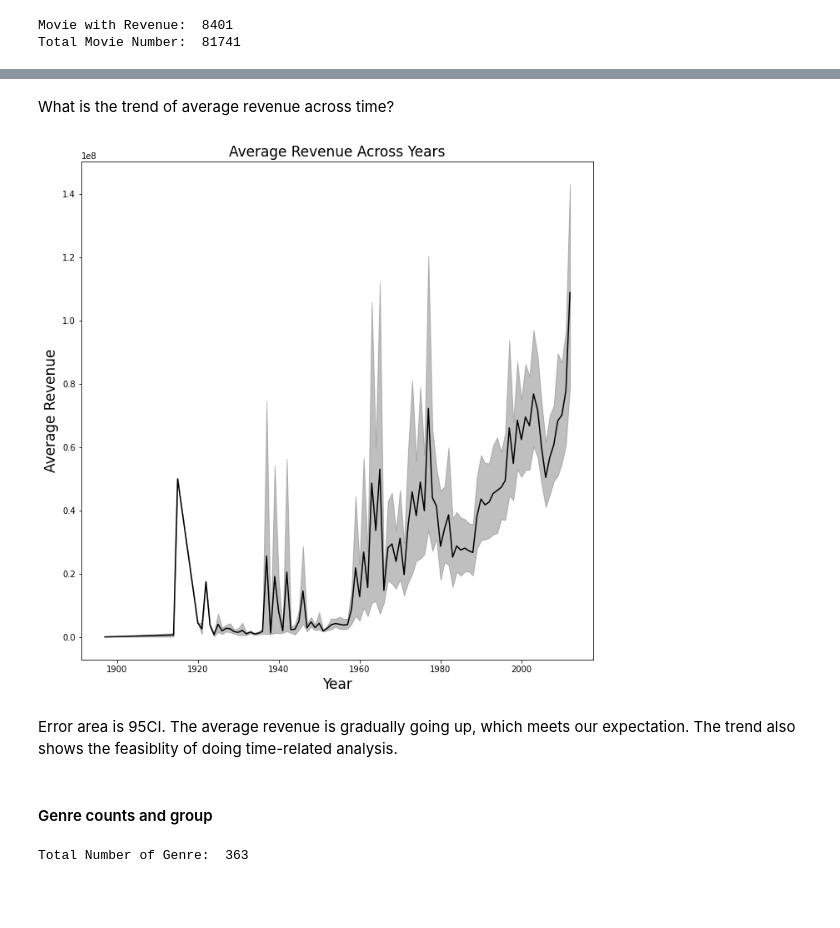
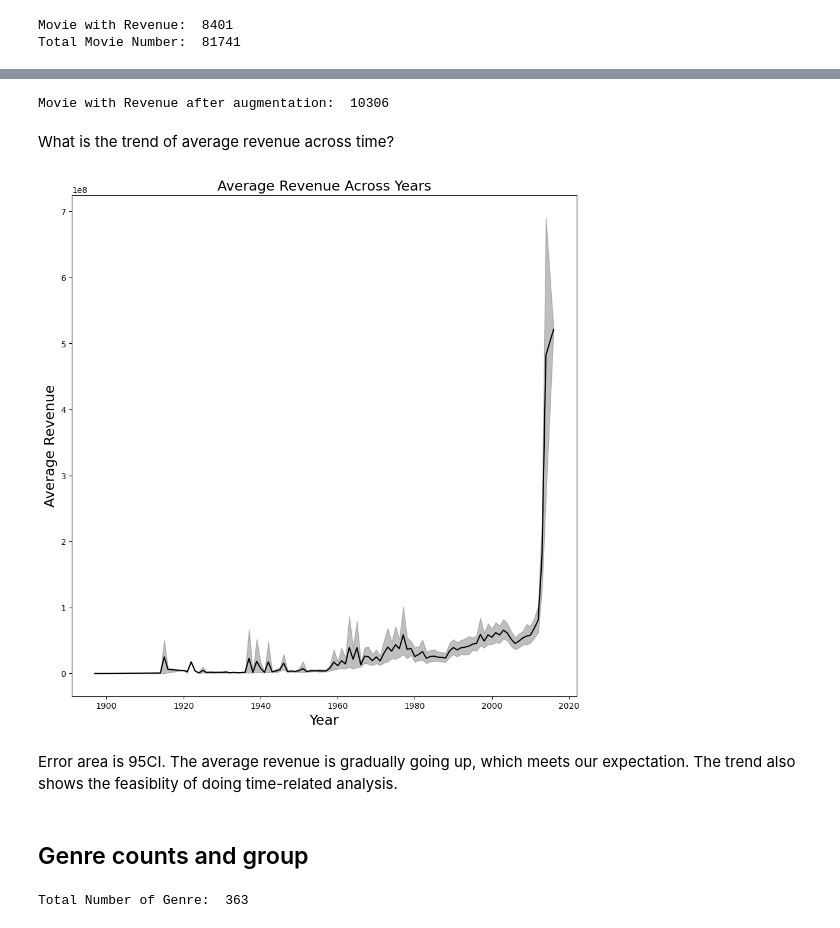
Before and after one commit to epfl-ada/ada-2022-project-superplainteamname2022, a Jupyter notebook: milestone2.ipynb, the cells around one changed output, grey strips where cells are left out. Saved outputs shown, nothing was run; the diff lists cells and outputs as text; code cells hidden in the pictures; blank space fills up the shorter version.

Commit message:
add additional revenue data

```diff
--- a/milestone2.ipynb
+++ b/milestone2.ipynb
@@ -230,37 +357,62 @@ The number of movies with revenue data is a bit small. We need to enrich the dat
+# %%
+# Join additional revenue data to movie_metadata
+
+merged = movie_metadata.merge(
+    additional_revenue_data, on="freebase_movie_id", how="left"
+)
+merged["movie_box_office_revenue"] = merged["movie_box_office_revenue"].fillna(
+    merged["revenue"]
+)
+merged.drop(columns=["revenue"], inplace=True)
+movie_metadata = merged
+
+movie_meta_data_revenue = movie_metadata.dropna(subset=["movie_box_office_revenue"])
+print("Movie with Revenue after augmentation: ", movie_meta_data_revenue.shape[0])
+# %% [output]
+Movie with Revenue after augmentation:  10306
 # %% [markdown]
 What is the trend of average revenue across time?
 # %%
-def bootstrap_CI(data, nbr_draws = 1000):
-  means = np.zeros(nbr_draws)
-  data = np.array(data)
+def bootstrap_CI(data, nbr_draws=1000):
+    means = np.zeros(nbr_draws)
+    data = np.array(data)
 
-  for n in range(nbr_draws):
-    indices = np.random.randint(0, len(data), len(data))
-    data_tmp = data[indices]
-    means[n] = np.nanmean(data_tmp)
+    for n in range(nbr_draws):
+        indices = np.random.randint(0, len(data), len(data))
+        data_tmp = data[indices]
+        means[n] = np.nanmean(data_tmp)
 
-  return [np.nanpercentile(means, 2.5),np.nanpercentile(means, 97.5)]
+    return [np.nanpercentile(means, 2.5), np.nanpercentile(means, 97.5)]
 
-movie_meta_data_revenue_year = movie_meta_data_revenue.groupby('year')
+
+movie_meta_data_revenue_year = movie_meta_data_revenue.groupby("year")
 movie_meta_data_revenue_year_mean = movie_meta_data_revenue_year.mean()
 year_data = []
 for _, group in movie_meta_data_revenue_year:
-  year_data.append(bootstrap_CI(group['movie_box_office_revenue'].values, nbr_draws = 1000))
+    year_data.append(
+        bootstrap_CI(group["movie_box_office_revenue"].values, nbr_draws=1000)
+    )
 year_data = np.stack(year_data).transpose(1, 0)
-plt.figure(figsize=(11,11))
-plt.fill_between(movie_meta_data_revenue_year_mean.index, year_data[0], year_data[1], alpha = 0.5, color = 'gray')
-plt.plot(movie_meta_data_revenue_year_mean.movie_box_office_revenue, color = 'black')
+plt.figure(figsize=(11, 11))
+plt.fill_between(
+    movie_meta_data_revenue_year_mean.index,
+    year_data[0],
+    year_data[1],
+    alpha=0.5,
+    color="gray",
+)
+plt.plot(movie_meta_data_revenue_year_mean.movie_box_office_revenue, color="black")
 
-plt.xlabel('Year', fontsize=17)
-plt.ylabel('Average Revenue', fontsize=17)
-plt.title('Average Revenue Across Years', fontsize=17)
+plt.xlabel("Year", fontsize=17)
+plt.ylabel("Average Revenue", fontsize=17)
+plt.title("Average Revenue Across Years", fontsize=17)
 plt.show()
 # %% [output]
-[figure, old version]
+[figure, new version]
 # %% [markdown]
 Error area is 95CI. The average revenue is gradually going up, which meets our expectation. The trend also shows the feasiblity of doing time-related analysis.
 # %% [markdown]
-#### Genre counts and group
+## Genre counts and group
 # %%
 # convert dict-format string to dictionary
 from collections import defaultdict
```
Also changed, not shown: parts of 28 cells of this notebook, 2 other files.
